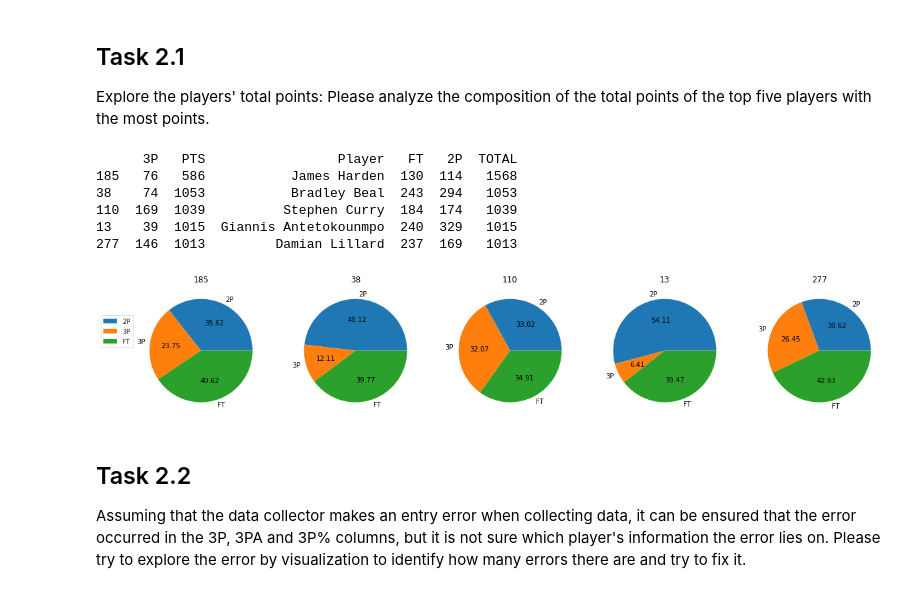
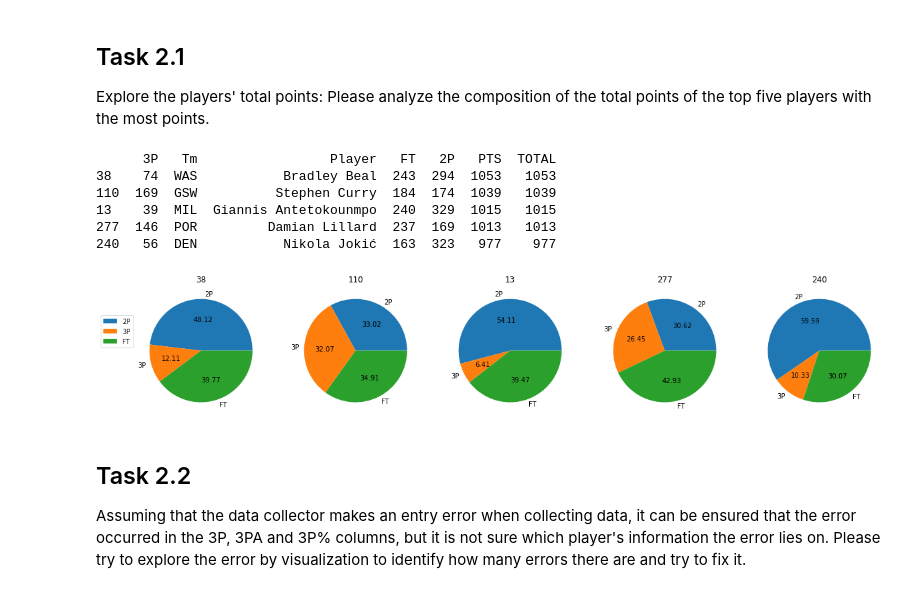
Before and after one commit to abir1997/nba-data-analysis, a Jupyter notebook: s3677701.ipynb, the cells around one changed output. Cells and saved outputs as stored; diff of their text form; code cells hidden in the pictures.

```diff
--- a/s3677701.ipynb
+++ b/s3677701.ipynb
@@ -219,31 +219,32 @@ Explore the players' total points: Please analyze the composition of the total p
 # %%
 # 2.1 Analysis of total points' of top 5 players with the most points
 pd.options.mode.chained_assignment = None  # default='warn'
 
-top5_players = data[{'Player', '3P', '2P', 'FT', 'PTS'}]
+top5_players = data[{'Player', '3P', '2P', 'FT', 'PTS', 'Tm'}]
+top5_players = top5_players[top5_players.Tm != "TOT"] # Exclude TOT as that row is for total pts of a player
 top5_players['TOTAL'] = top5_players.groupby('Player')['PTS'].transform('sum')
 
 top5_players = top5_players.drop_duplicates('Player', keep='last')
 top5_players = top5_players.sort_values(by=['TOTAL'], ascending=False).head(5)
 print(top5_players)
 # Making dataframe from required pts columns
 df = top5_players[['2P', '3P', 'FT']].copy()
 
 fig, axes = plt.subplots(1,5, figsize=(20,13))
 for ax, idx in zip(axes, df.index):
     ax.pie(df.loc[idx], labels=df.columns, autopct='%.2f')
     ax.set(ylabel='', title=idx, aspect='equal')
 
 axes[0].legend(bbox_to_anchor=(0, 0.8))
 plt.show()
 # %% [output]
-      3P   PTS                 Player   FT   2P  TOTAL
-185   76   586           James Harden  130  114   1568
-38    74  1053           Bradley Beal  243  294   1053
-110  169  1039          Stephen Curry  184  174   1039
-13    39  1015  Giannis Antetokounmpo  240  329   1015
-277  146  1013         Damian Lillard  237  169   1013
+      3P   Tm                 Player   FT   2P   PTS  TOTAL
+38    74  WAS           Bradley Beal  243  294  1053   1053
+110  169  GSW          Stephen Curry  184  174  1039   1039
+13    39  MIL  Giannis Antetokounmpo  240  329  1015   1015
+277  146  POR         Damian Lillard  237  169  1013   1013
+240   56  DEN           Nikola Jokić  163  323   977    977
-[figure, old version]
+[figure, new version]
 # %% [markdown]
 ## Task 2.2
 Assuming that the data collector makes an entry error when collecting data, it can be ensured that the error occurred in the 3P, 3PA and 3P% columns, but it is not sure which player's information the error lies on. Please try to explore the error by visualization to identify how many errors there are and try to fix it.
```
